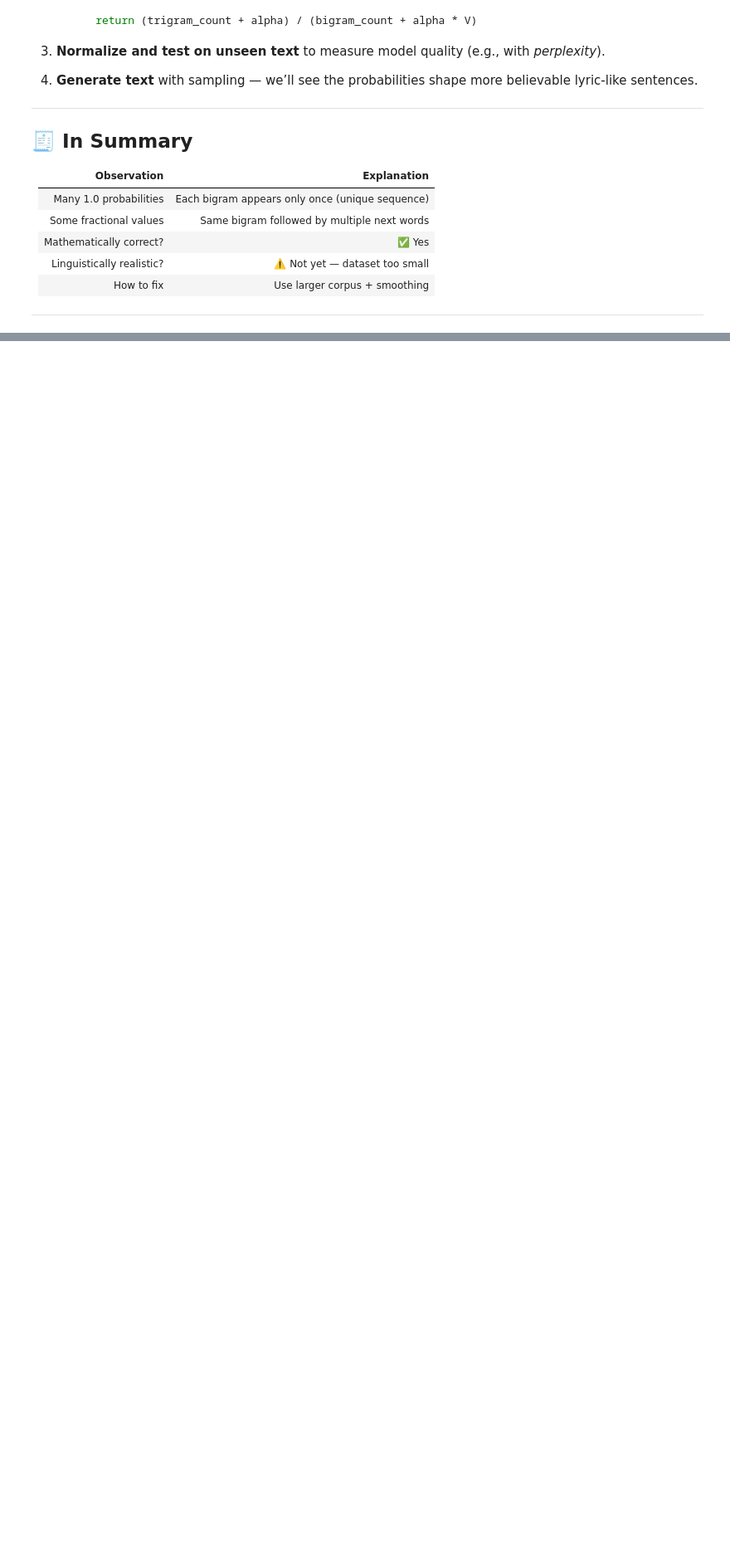
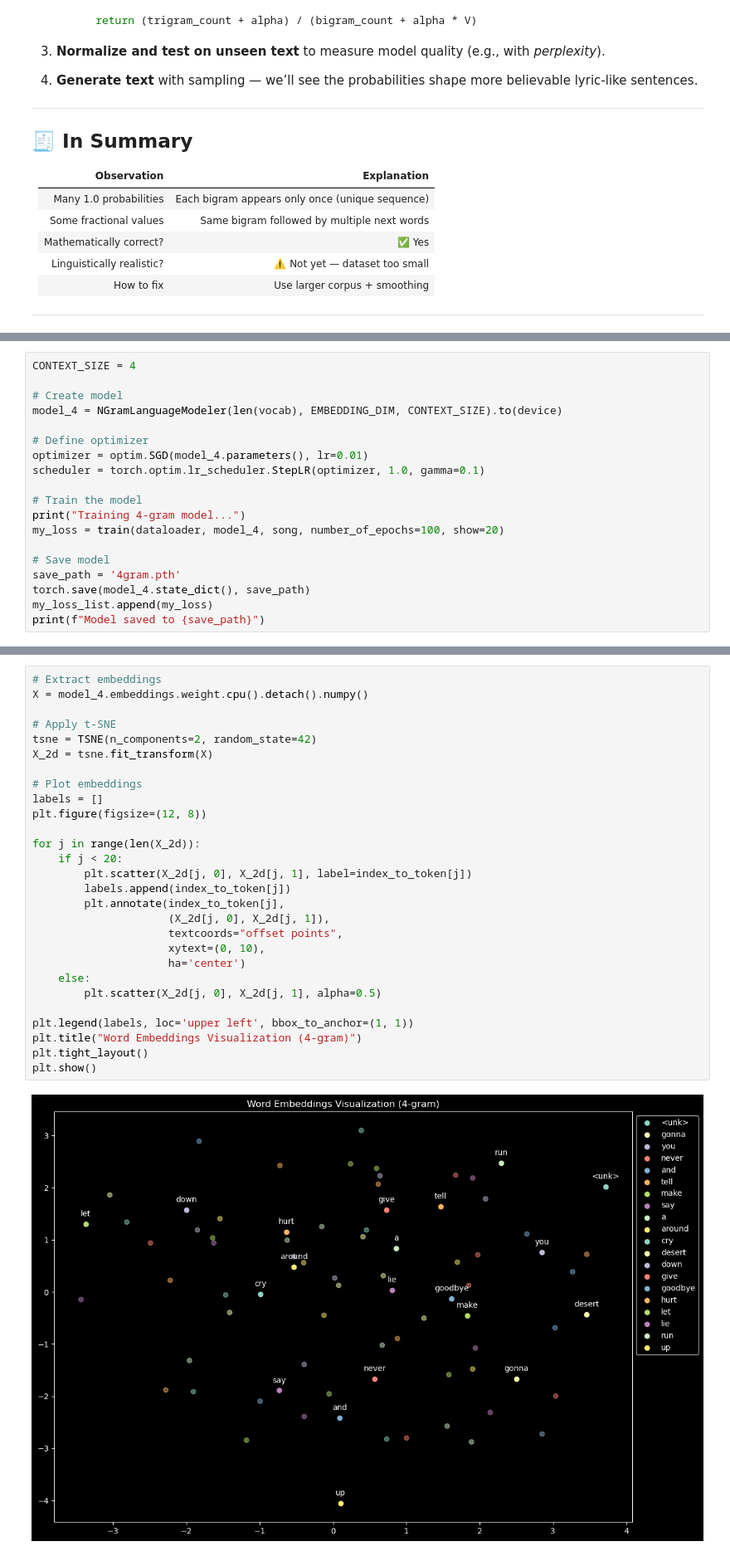
Before and after one commit to shambhuphysics/GenerativeAI, a Jupyter notebook: C2P2.1/C2P2.1_Ngram_analysis.ipynb, the cells around one changed output, grey strips where cells are left out. Shown: that part at 83% size. Cells and saved outputs as stored; diff of their text form; blank space fills up the shorter version.

```diff
--- a/C2P2.1/C2P2.1_Ngram_analysis.ipynb
+++ b/C2P2.1/C2P2.1_Ngram_analysis.ipynb
@@ -763,0 +1340,19 @@ df_grams_plot(freq_5grams)
+# %%
+CONTEXT_SIZE = 4
+
+# Create model
+model_4 = NGramLanguageModeler(len(vocab), EMBEDDING_DIM, CONTEXT_SIZE).to(device)
+
+# Define optimizer
+optimizer = optim.SGD(model_4.parameters(), lr=0.01)
+scheduler = torch.optim.lr_scheduler.StepLR(optimizer, 1.0, gamma=0.1)
+
+# Train the model
+print("Training 4-gram model...")
+my_loss = train(dataloader, model_4, song, number_of_epochs=100, show=20)
+
+# Save model
+save_path = '4gram.pth'
+torch.save(model_4.state_dict(), save_path)
+my_loss_list.append(my_loss)
+print(f"Model saved to {save_path}")
@@ -763,0 +1385,30 @@ df_grams_plot(freq_5grams)
+# %%
+# Extract embeddings
+X = model_4.embeddings.weight.cpu().detach().numpy()
+
+# Apply t-SNE
+tsne = TSNE(n_components=2, random_state=42)
+X_2d = tsne.fit_transform(X)
+
+# Plot embeddings
+labels = []
+plt.figure(figsize=(12, 8))
+
+for j in range(len(X_2d)):
+    if j < 20:
+        plt.scatter(X_2d[j, 0], X_2d[j, 1], label=index_to_token[j])
+        labels.append(index_to_token[j])
+        plt.annotate(index_to_token[j],
+                     (X_2d[j, 0], X_2d[j, 1]),
+                     textcoords="offset points",
+                     xytext=(0, 10),
+                     ha='center')
+    else:
+        plt.scatter(X_2d[j, 0], X_2d[j, 1], alpha=0.5)
+
+plt.legend(labels, loc='upper left', bbox_to_anchor=(1, 1))
+plt.title("Word Embeddings Visualization (4-gram)")
+plt.tight_layout()
+plt.show()
+# %% [output]
+[figure, added]
```
Also changed, not shown: parts of 45 cells of this notebook.
